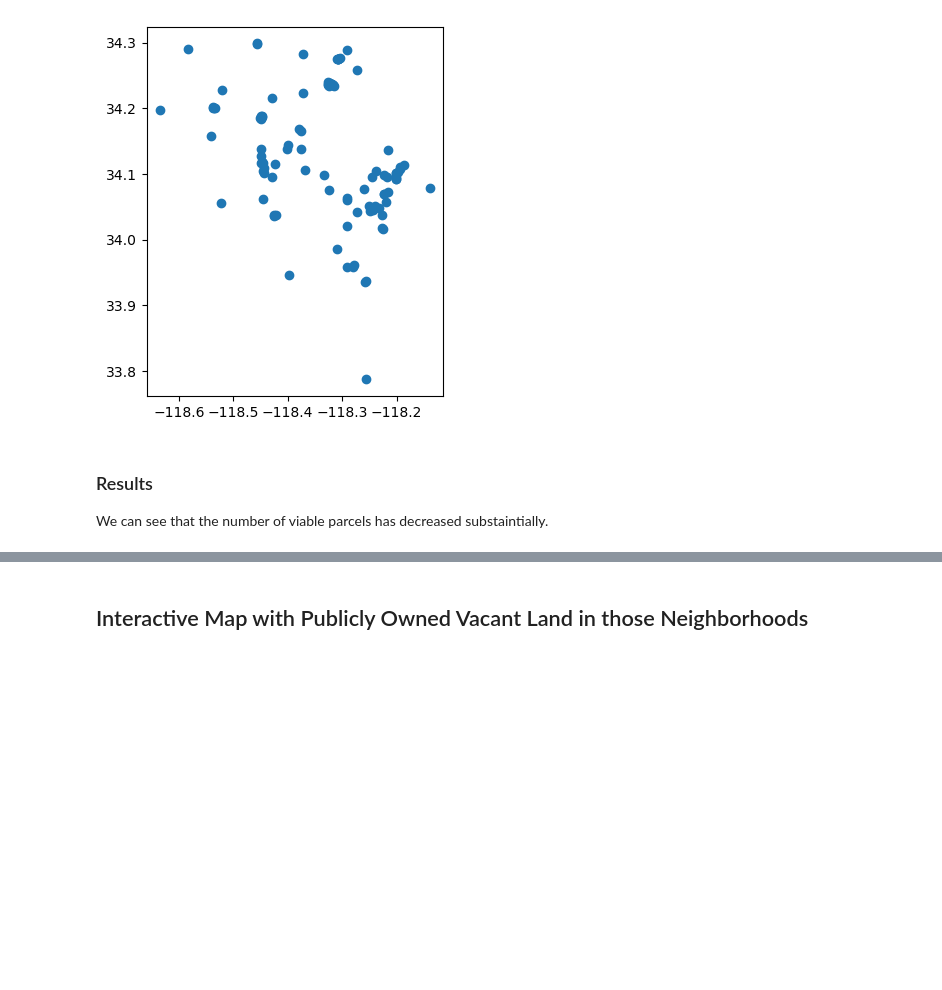
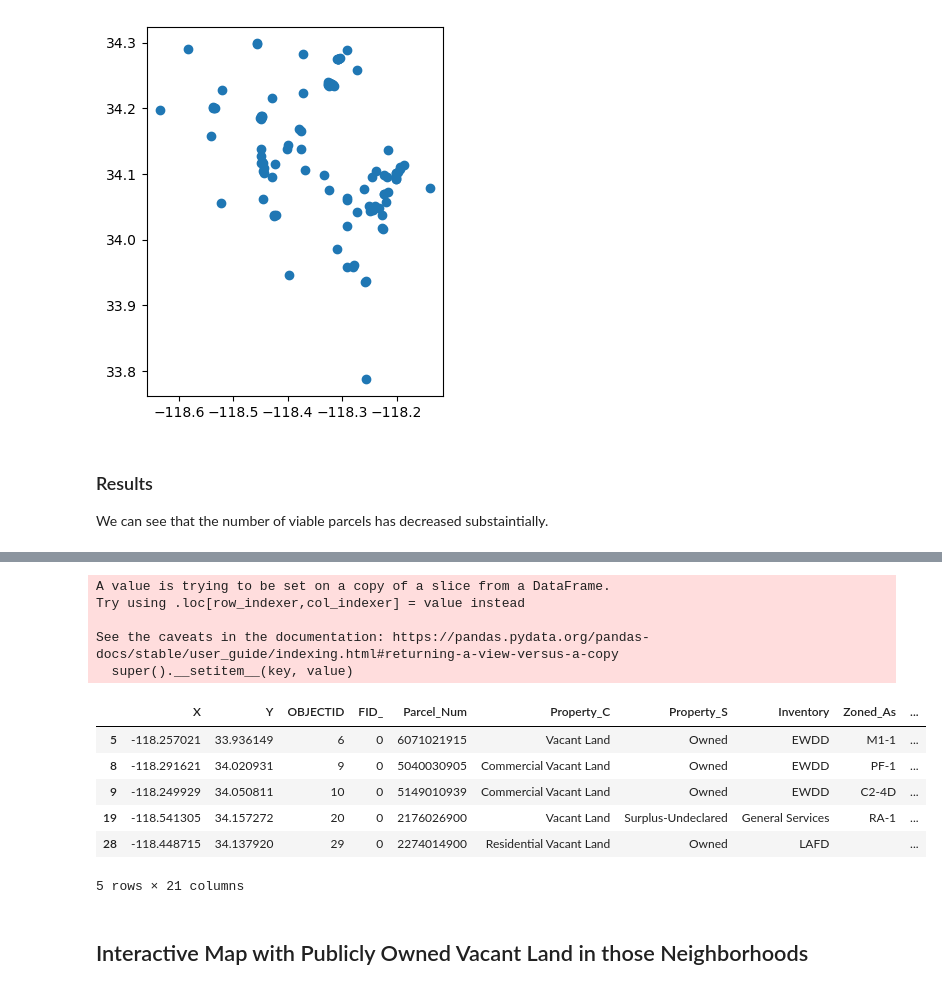
Before and after one commit to cengelh1/FairHousing, a Jupyter notebook: Week 9/Chase/VacantLand.ipynb, the cells around one changed output, grey strips where cells are left out. Cells and saved outputs as stored; diff of their text form; code cells hidden in the pictures; blank space fills up the shorter version.

```diff
--- a/Week 9/Chase/VacantLand.ipynb
+++ b/Week 9/Chase/VacantLand.ipynb
@@ -227,0 +133,22 @@ hopp.head()
+# %%
+# import data to run neighborhood function
+opmap=pd.read_csv('data/opportunity.csv')
+#add numeric values based on opportunity category
+opmap['Opportunity Number'] = opmap['oppcat']
+opmap['Opportunity Number'] =opmap['Opportunity Number'].replace(['Highest Resource', 'High Resource','Moderate Resource','Low Resource','High Segregation & Poverty'], [1,2,3,4,5])
+# %%
+# run the dissolve function
+opmapgdf= nhdissolve(df=opmap,geometry='geometry',math='mean',skip=False)
+# re-associate the integer with the category
+opmapgdf['Opportunity Number']=opmapgdf['Opportunity Number'].round()
+opmapgdf['oppcat']=opmapgdf['Opportunity Number']
+opmapgdf['oppcat'] =opmapgdf['oppcat'].replace([1,2,3,4,5],['Highest Resource', 'High Resource','Moderate Resource','Low Resource','High Segregation & Poverty'])
+# %%
+# re-add color column
+opmapgdf['color']=''
+opmapgdf.loc[opmapgdf['oppcat'] == 'Highest Resource', 'color'] = '#93b9c6ff'
+opmapgdf.loc[opmapgdf['oppcat'] == 'High Resource', 'color'] = '#aed0d9ff'
+opmapgdf.loc[opmapgdf['oppcat'] == 'Moderate Resource', 'color'] = '#d4d4d4ff'
+opmapgdf.loc[opmapgdf['oppcat'] == 'Low Resource', 'color'] = '#eec8d7ff'
+opmapgdf.loc[opmapgdf['oppcat'] == 'High Segregation & Poverty', 'color'] = '#E487AD'
+opmapgdf.sort_values(by=['Opportunity Number'], inplace=True)
@@ -228,2 +162,21 @@ hopp.head()
+# %%
+punits['PossibleUnits']=round(punits.TheoreticalUnits)
+punits.head()
+punits['PossibleUnits']= punits['PossibleUnits'].map(str)
+opmapgdf.reset_index(inplace=True)
+punits.head()
+# %% [output]
+A value is trying to be set on a copy of a slice from a DataFrame.
+Try using .loc[row_indexer,col_indexer] = value instead
+
+See the caveats in the documentation: https://pandas.pydata.org/pandas-docs/stable/user_guide/indexing.html#returning-a-view-versus-a-copy
+  super().__setitem__(key, value)
+|  | X | Y | OBJECTID | FID_ | Parcel_Num | Property_C | Property_S | Inventory | Zoned_As | ... |
+| 5 | -118.257021 | 33.936149 | 6 | 0 | 6071021915 | Vacant Land | Owned | EWDD | M1-1 | ... |
+| 8 | -118.291621 | 34.020931 | 9 | 0 | 5040030905 | Commercial Vacant Land | Owned | EWDD | PF-1 | ... |
+| 9 | -118.249929 | 34.050811 | 10 | 0 | 5149010939 | Commercial Vacant Land | Owned | EWDD | C2-4D | ... |
+| 19 | -118.541305 | 34.157272 | 20 | 0 | 2176026900 | Vacant Land | Surplus-Undeclared | General Services | RA-1 | ... |
+| 28 | -118.448715 | 34.137920 | 29 | 0 | 2274014900 | Residential Vacant Land | Owned | LAFD |  | ... |
+5 rows × 21 columns
 # %% [markdown]
 ## Interactive Map with Publicly Owned Vacant Land in those Neighborhoods
```
Also changed, not shown: parts of 36 cells of this notebook, 37 other files.
